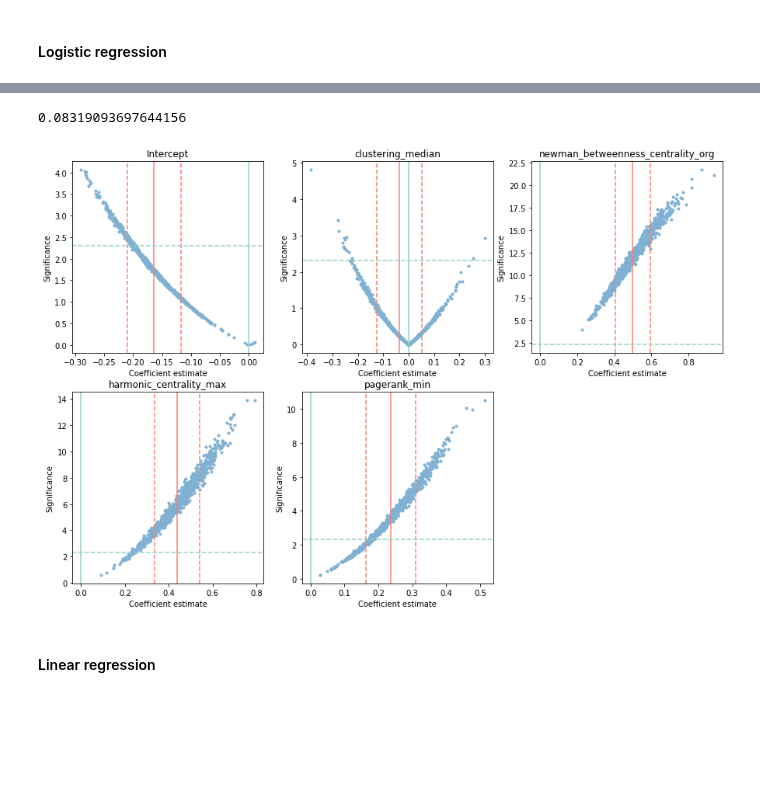
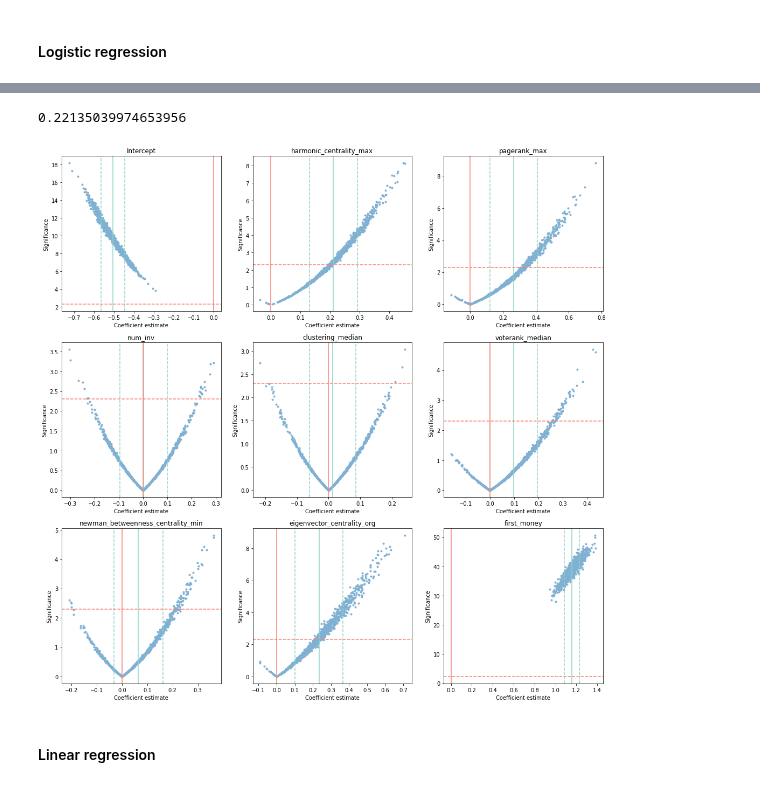
Before and after one commit to testalorenzo/crunch_net, a Jupyter notebook: ANS/notebook/notebooks/ANS_extension.ipynb, the cells around one changed output, grey strips where cells are left out. Drawn from its saved outputs; the diff is of its cells as text; code cells hidden in the pictures; blank space fills up the shorter version.

```diff
--- a/ANS/notebook/notebooks/ANS_extension.ipynb
+++ b/ANS/notebook/notebooks/ANS_extension.ipynb
@@ -362,8 +344,10 @@ num_scaled.columns=num.columns
 num_scaled.index=cat.index
 
 binary_merge=pd.concat([cat, num_scaled], axis=1)
+# %%
+formula='cluster ~ harmonic_centrality_max + pagerank_max + num_inv + clustering_median + voterank_median + newman_betweenness_centrality_min + eigenvector_centrality_org + first_money'
 # %%
-results = smf.logit('cluster ~ harmonic_centrality_max + pagerank_max + num_inv + clustering_median + voterank_median + newman_betweenness_centrality_min + eigenvector_centrality_org', data=binary_merge).fit()
+results = smf.logit(formula, data=binary_merge).fit()
 print(results.summary())
 # %% [output]
 Optimization terminated successfully.
@@ -391,7 +375,7 @@ for i in range(1000):
     pos=binary_merge[binary_merge.cluster==1]
     neg=binary_merge[binary_merge.cluster==0].sample(pos.shape[0])
     balanced=pd.concat([pos,neg])
-    results = smf.logit('cluster ~ clustering_median + newman_betweenness_centrality_org + harmonic_centrality_max + pagerank_min', data=balanced).fit()
+    results = smf.logit(formula, data=balanced).fit()
     pseudor.append(results.prsquared)
     pvalues.append(results.pvalues)
     coef.append(results.params)
@@ -398,46 +400,29 @@ for i in range(1000):
-# %%
-significance=[x.apply(lambda x: -np.log(x)) for x in pvalues]
-
-fig, axs = plt.subplots(2, 3, figsize=(15, 10))
-axs[0, 0].plot([x[0] for x in coef], [x[0] for x in significance], '.', c=default_color)
-axs[0, 0].axvline(np.mean([x[0] for x in coef]), c=default_color2)
-axs[0, 0].axvline(np.mean([x[0] for x in coef])-np.std([x[0] for x in coef]), linestyle='--', c=default_color2)
-axs[0, 0].axvline(np.mean([x[0] for x in coef])+np.std([x[0] for x in coef]), linestyle='--', c=default_color2)
-axs[0, 0].set_title(significance[0].index[0])
-axs[0, 1].plot([x[1] for x in coef], [x[1] for x in significance], '.', c=default_color)
-axs[0, 1].axvline(np.mean([x[1] for x in coef]), c=default_color2)
-axs[0, 1].axvline(np.mean([x[1] for x in coef])-np.std([x[1] for x in coef]), linestyle='--', c=default_color2)
-axs[0, 1].axvline(np.mean([x[1] for x in coef])+np.std([x[1] for x in coef]), linestyle='--', c=default_color2)
-axs[0, 1].set_title(significance[0].index[1])
-axs[0, 2].plot([x[2] for x in coef], [x[2] for x in significance], '.', c=default_color)
-axs[0, 2].axvline(np.mean([x[2] for x in coef]), c=default_color2)
-axs[0, 2].axvline(np.mean([x[2] for x in coef])-np.std([x[2] for x in coef]), linestyle='--', c=default_color2)
-axs[0, 2].axvline(np.mean([x[2] for x in coef])+np.std([x[2] for x in coef]), linestyle='--', c=default_color2)
-axs[0, 2].set_title(significance[0].index[2])
-axs[1, 0].plot([x[3] for x in coef], [x[3] for x in significance], '.', c=default_color)
-axs[1, 0].axvline(np.mean([x[3] for x in coef]), c=default_color2)
-axs[1, 0].axvline(np.mean([x[3] for x in coef])-np.std([x[3] for x in coef]), linestyle='--', c=default_color2)
-axs[1, 0].axvline(np.mean([x[3] for x in coef])+np.std([x[3] for x in coef]), linestyle='--', c=default_color2)
-axs[1, 0].set_title(significance[0].index[3])
-axs[1, 1].plot([x[4] for x in coef], [x[4] for x in significance], '.', c=default_color)
-axs[1, 1].axvline(np.mean([x[4] for x in coef]), c=default_color2)
-axs[1, 1].axvline(np.mean([x[4] for x in coef])-np.std([x[4] for x in coef]), linestyle='--', c=default_color2)
-axs[1, 1].axvline(np.mean([x[4] for x in coef])+np.std([x[4] for x in coef]), linestyle='--', c=default_color2)
-axs[1, 1].set_title(significance[0].index[4])
-axs[1, 2].set_visible(False)
-
-for ax in axs.flat:
-    ax.set(xlabel='Coefficient estimate', ylabel='Significance')
-for ax in axs.flat:
-    ax.axhline(-np.log(0.1),color=default_color3,ls='--')
-    ax.axvline(0, c=default_color3)
-
-os.chdir('/Users/ltesta/Documents/GitHub/crunch_net/ANS/plots')
-plt.savefig('significance_logistic_'+str(size)+'.pdf', bbox_inches="tight")
-
-np.mean(pseudor)
-# %% [output]
-0.08319093697644156
-[figure, removed]
+# %%
+significance=[x.apply(lambda x: -np.log(x)) for x in pvalues]
+
+fig, axs = plt.subplots(3, 3, figsize=(18, 18))
+
+for i in range(9):
+    axs[i//3, i%3].plot([x[i] for x in coef], [x[i] for x in significance], '.', c=default_color)
+    axs[i//3, i%3].axvline(np.mean([x[i] for x in coef]), c=default_color3)
+    axs[i//3, i%3].axvline(np.mean([x[i] for x in coef])-np.std([x[i] for x in coef]), linestyle='--', c=default_color3)
+    axs[i//3, i%3].axvline(np.mean([x[i] for x in coef])+np.std([x[i] for x in coef]), linestyle='--', c=default_color3)
+    axs[i//3, i%3].set_title(significance[0].index[i])
+
+for ax in axs.flat:
+    ax.set(xlabel='Coefficient estimate', ylabel='Significance')
+for ax in axs.flat:
+    ax.axhline(-np.log(0.1),color=default_color2,ls='--')
+    ax.axvline(0, c=default_color2)
+
+#axs[2, 2].set_visible(False)
+
+os.chdir('/Users/ltesta/Documents/GitHub/crunch_net/ANS/plots')
+plt.savefig('significance_logistic_'+str(size)+'.pdf', bbox_inches="tight")
+
+np.mean(pseudor)
+# %% [output]
+0.22135039974653956
+[figure, added]
 # %% [markdown]
 #### Linear regression
```
Also changed, not shown: parts of 16 cells of this notebook, 8 other files.
